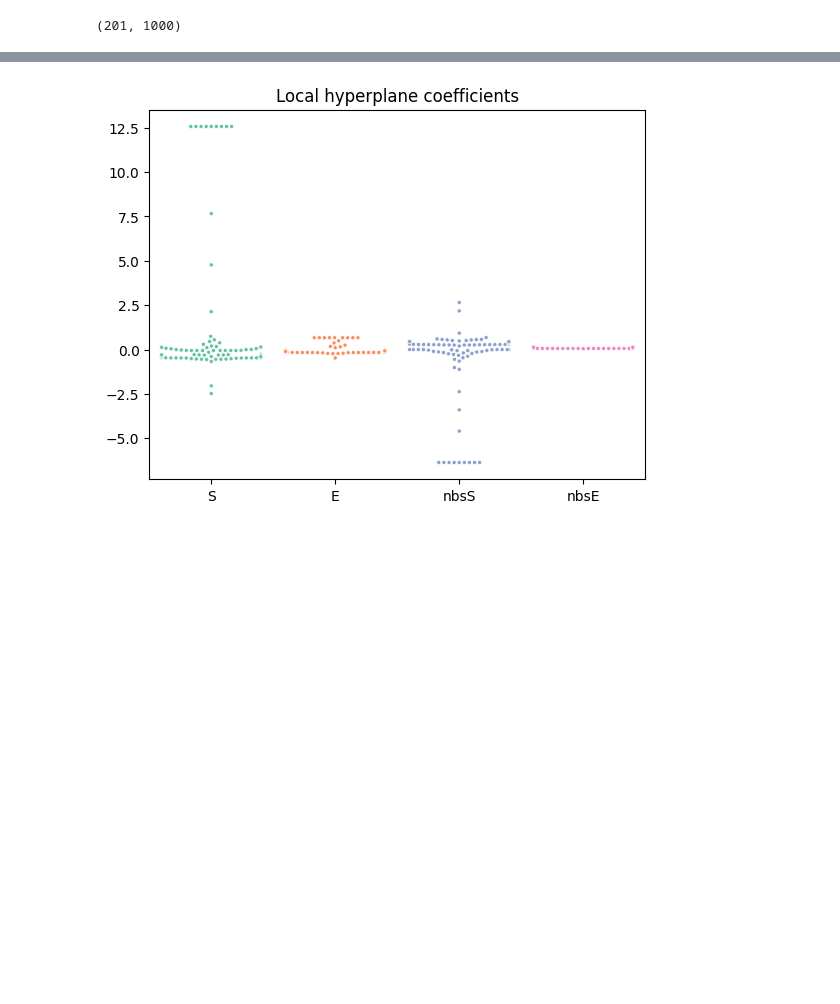
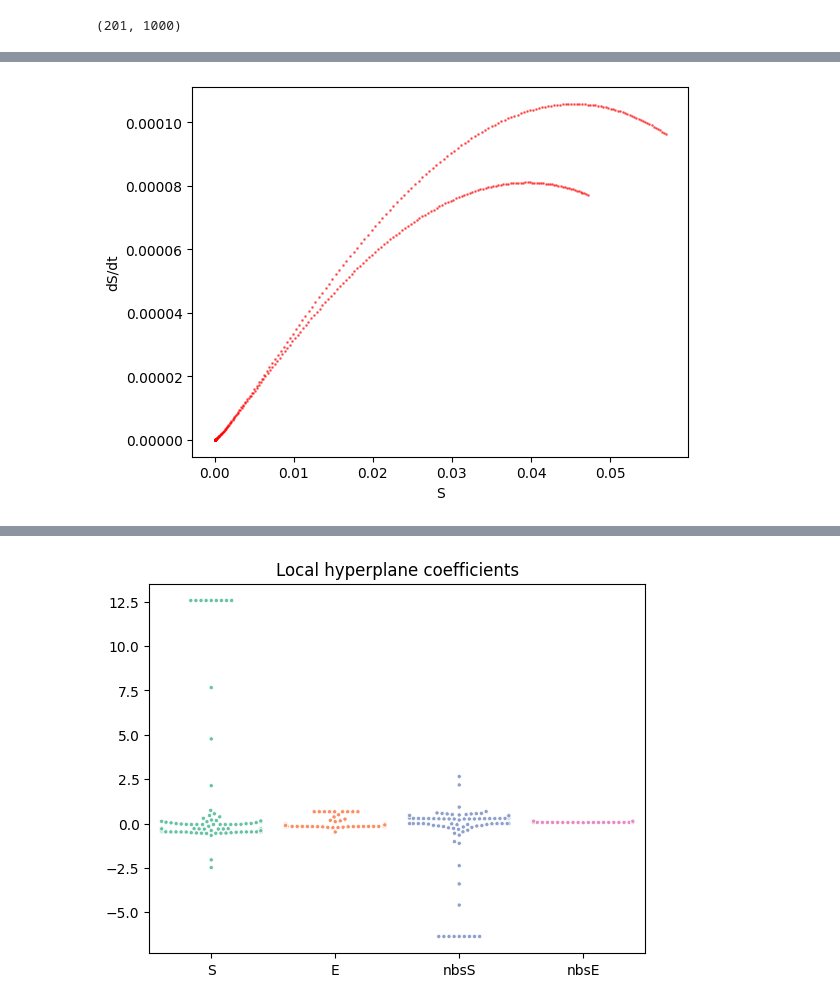
Before and after one commit to JakobSchauser/PhD, a Jupyter notebook: code/NCAs/JacobianFFA.ipynb, the cells around one changed output, grey strips where cells are left out. Drawn from its saved outputs; the diff is of its cells as text; code cells hidden in the pictures; blank space fills up the shorter version.

```diff
--- a/code/NCAs/JacobianFFA.ipynb
+++ b/code/NCAs/JacobianFFA.ipynb
@@ -81,0 +80,9 @@ plt.show()
+# %%
+plt.scatter(E[:-1, 0], dS[:, 0], c='r', s=1, alpha=0.5)
+plt.scatter(E[:-1, 10], dS[:, 10], c='r', s=1, alpha=0.5)
+# plt.scatter(S[:-1, 3], dS[:, 3], c='r', s=1, alpha=0.5)
+plt.xlabel("S")
+plt.ylabel("dS/dt")
+plt.show()
+# %% [output]
+[figure, added]
```
Also changed, not shown: parts of 13 cells of this notebook, 3 other files.
